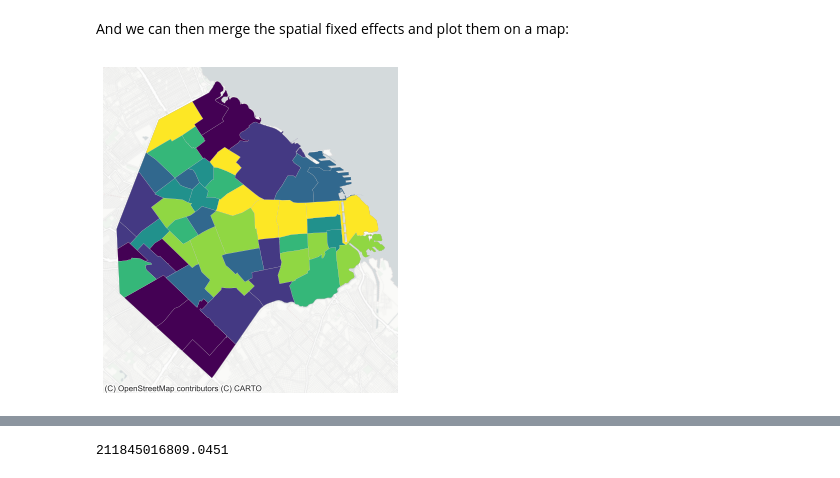
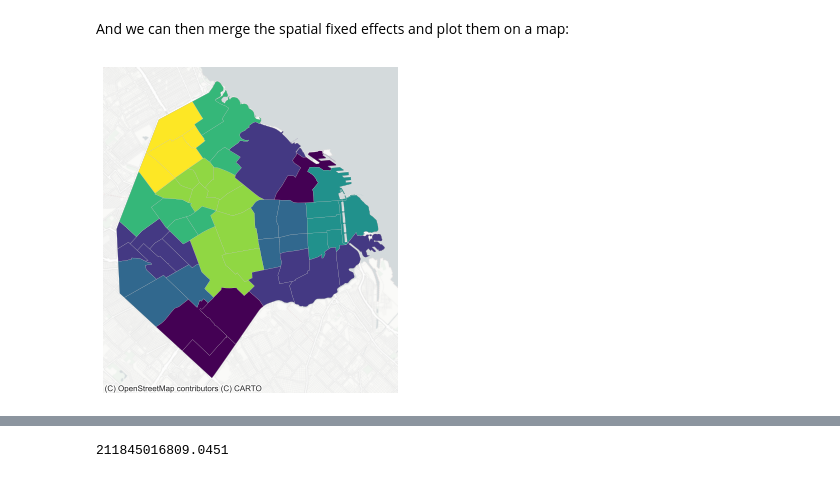
Before and after one commit to alessiobocco/Diplo_Eco, a Jupyter notebook: Modelo.ipynb, the cells around one changed output, grey strips where cells are left out. Cells and saved outputs as stored; diff of their text form; code cells hidden in the pictures.

```diff
--- a/Modelo.ipynb
+++ b/Modelo.ipynb
@@ -296,6 +298,6 @@ import statsmodels.formula.api as sm
 # %% [markdown]
 This package provides a formula-like API, which allows us to express the *equation* we wish to estimate directly:
 # %%
-f = 'precioUSD ~ ' + ' + '.join(variable_names) + ' + barrios - 1'
+f = 'precioUSD ~ ' + ' + '.join(variable_names) + ' + comunas - 1'
 print(f)
 # %% [output]
@@ -368,6 +398,6 @@ Econometrically speaking, what the neighborhood FEs we have introduced imply is
 
 First, we extract only the effects pertaining to the neighborhoods:
 # %%
-neighborhood_effects = m2.params.filter(like='barrios')
+neighborhood_effects = m2.params.filter(like='comunas')
 neighborhood_effects.head()
 # %% [output]
@@ -383,7 +413,7 @@ Then, we need to extract just the neighborhood name from the index of this Serie
 # Create a sequence with the variable names without
 # `neighborhood[` and `]`
 stripped = neighborhood_effects.index.str.strip(
-    'barrios['
+    'comunas['
 ).str.strip(']')
 # Reindex the neighborhood_effects Series on clean names
 neighborhood_effects.index = stripped
@@ -405,9 +435,10 @@ Good, we're back to our raw neighborhood names. These allow us to join it to an
 url = "https://cdn.buenosaires.gob.ar/datosabiertos/datasets/barrios/barrios.geojson"
 barrios = gpd.read_file(url).to_crs(epsg=3857)
 # Elegir las columnas de interes
-barrios = barrios[["BARRIO", "geometry"]]
+barrios = barrios[["BARRIO", "COMUNA", "geometry"]]
 # Corregir nombres de variables
-barrios = barrios.rename(columns = {"BARRIO" : "barrios"})
+barrios = barrios.rename(columns = {"BARRIO" : "barrios", "COMUNA" : "comunas"})
+barrios['comunas'] = barrios.comunas.astype(float).astype(int).astype(str)
 # %% [markdown]
 And we can then merge the spatial fixed effects and plot them on a map:
 # %%
@@ -418,32 +449,32 @@ ax = barrios.plot(
 # Merge SFE estimates (note not every polygon
 # receives an estimate since not every polygon
 # contains AirBnb properties)
 barrios.merge(
     neighborhood_effects,
     how='left',
-    left_on='barrios',
+    left_on='comunas',
     right_index=True
 # Drop polygons without a SFE estimate
 ).dropna(
     subset=['fixed_effect']
 # Plot quantile choropleth
 ).plot(
     'fixed_effect',     # Variable to display
     scheme='quantiles', # Choropleth scheme
     k=7,                # No. of classes in the choropleth
     linewidth=0.1,      # Polygon border width
     cmap='viridis',     # Color scheme
     ax=ax               # Axis to draw on
 )
 # Add basemap
 contextily.add_basemap(
     ax,
     crs=barrios.crs,
     source=contextily.providers.CartoDB.PositronNoLabels
 )
 # Remove axis
 ax.set_axis_off()
 # Display
 plt.show()
 # %% [output]
-[figure, old version]
+[figure, new version]
```
Also changed, not shown: parts of 42 cells of this notebook, 2 other files.
